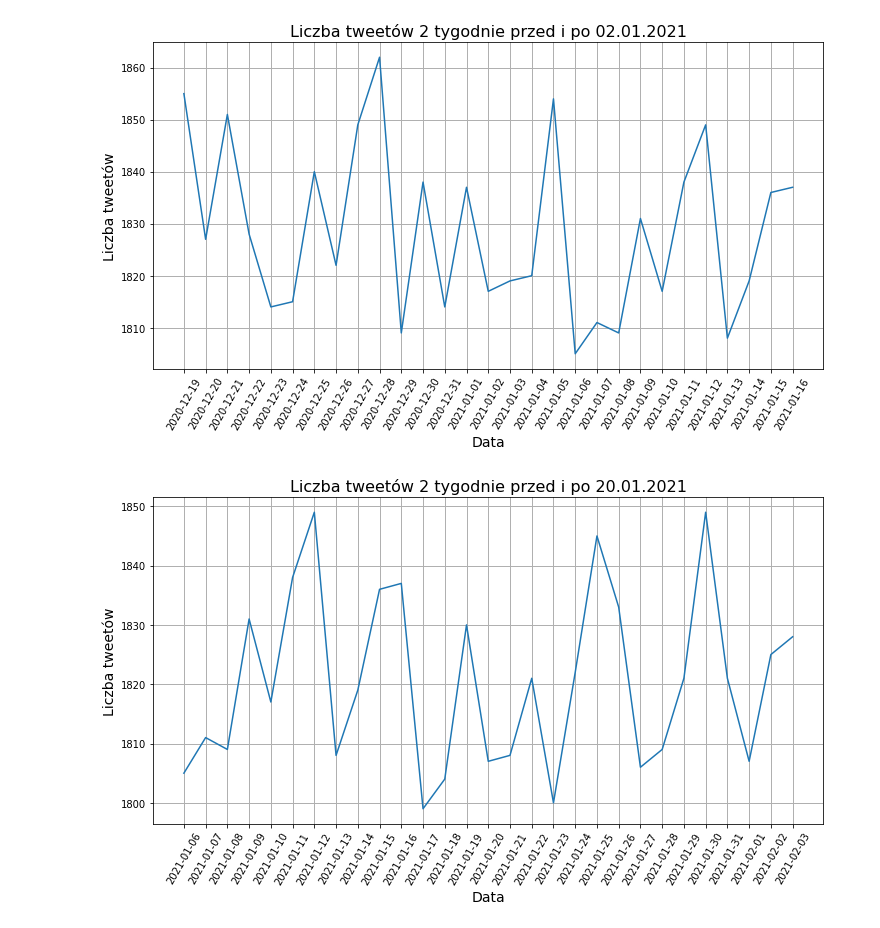
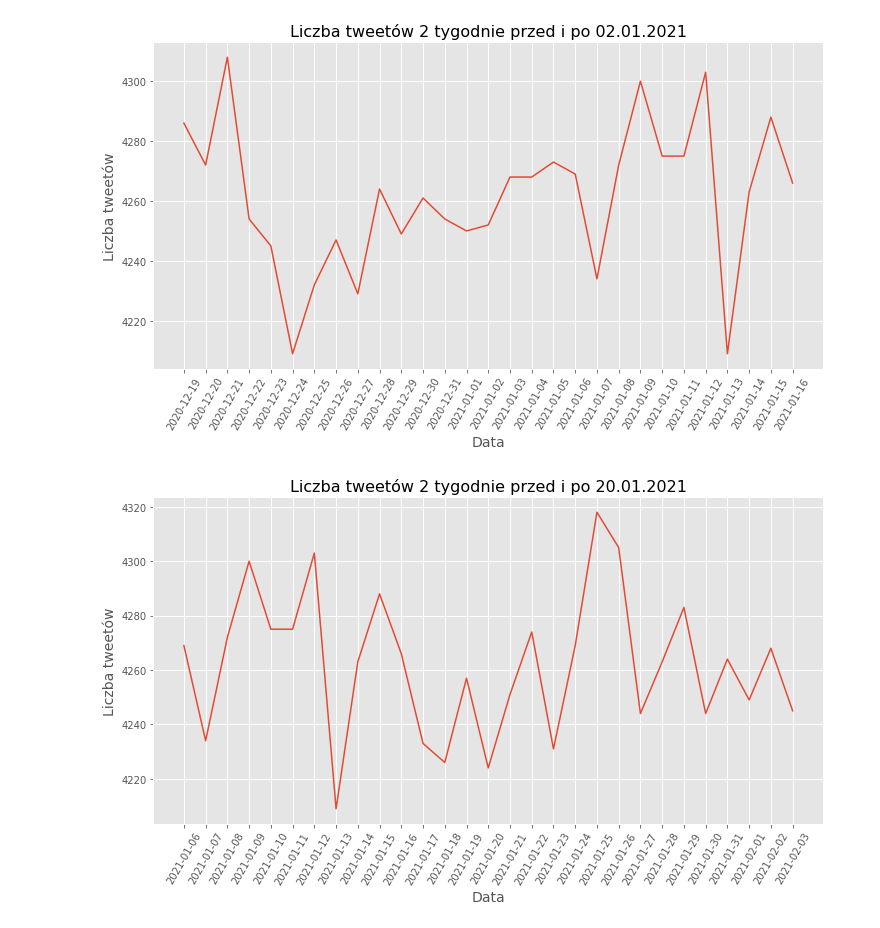
Before and after one commit to piaskowyk/twitter-posts-analysis, a Jupyter notebook: notebooks/3.ipynb, the cells around one changed output. Saved outputs shown, nothing was run; the diff lists cells and outputs as text; code cells hidden in the pictures.

```diff
--- a/notebooks/3.ipynb
+++ b/notebooks/3.ipynb
@@ -14,6 +14,6 @@ connection = psycopg2.connect(
     user="root",
     password="password",
     host="127.0.0.1",
-    port="5432"
+    port="5440"
 )
 db = connection.cursor(cursor_factory=psycopg2.extras.RealDictCursor)
@@ -24,7 +20,8 @@ def getAll(query):
 # %%
-def plot_bar(xs, ys, xlabel, ylabel, tittle, file_name, color="blue"):
+def plot_bar(xs, ys, xlabel, ylabel, tittle, file_name):
     plt.figure(figsize=(12, 6))
     plt.plot(xs, ys)
+    plt.style.use('ggplot')
     plt.ylabel(ylabel, size=14)
     plt.xlabel(xlabel, size=14)
     plt.xticks(xs, rotation=60)
@@ -32,6 +29,10 @@ def plot_bar(xs, ys, xlabel, ylabel, tittle, file_name, color="blue"):
     plt.grid(linestyle='-', linewidth=1)
     plt.savefig(f'images/{file_name}.png')
     plt.show()
+
+def getAll(query):
+    db.execute(query)
+    return pd.DataFrame(data=db.fetchall())
 # %%
 result = getAll(
     """
@@ -109,25 +110,25 @@ having date(created_at) >= date('12.19.2020')
 )
 
 plot_bar(result['Data'], result['Liczba tweetów'], "Data", "Liczba tweetów", "Liczba tweetów 2 tygodnie przed i po 02.01.2021",
-         "liczba-tweetow-dziennie-5")
+         "liczba-tweetow-dziennie-2tyg-02.01.2021")
 # %% [output]
-[figure, old version]
+[figure, new version]
 # %%
 result = getAll(
     """
 select count(*) as "Liczba tweetów", date(created_at) as "Data"
 from tweet
 group by date(created_at), type
 having date(created_at) >= date('01.06.2021')
    and date(created_at) <= date('02.03.2021')
    and type = 1;
    """
 )
 
 plot_bar(result['Data'], result['Liczba tweetów'], "Data", "Liczba tweetów", "Liczba tweetów 2 tygodnie przed i po 20.01.2021",
-         "liczba-tweetow-dziennie-6")
+         "liczba-tweetow-dziennie-2tyg-20.01.2021")
 # %% [output]
-[figure, old version]
+[figure, new version]
 # %%
 result = getAll(
     """
```
Also changed, not shown: parts of 6 cells of this notebook, 44 other files.
